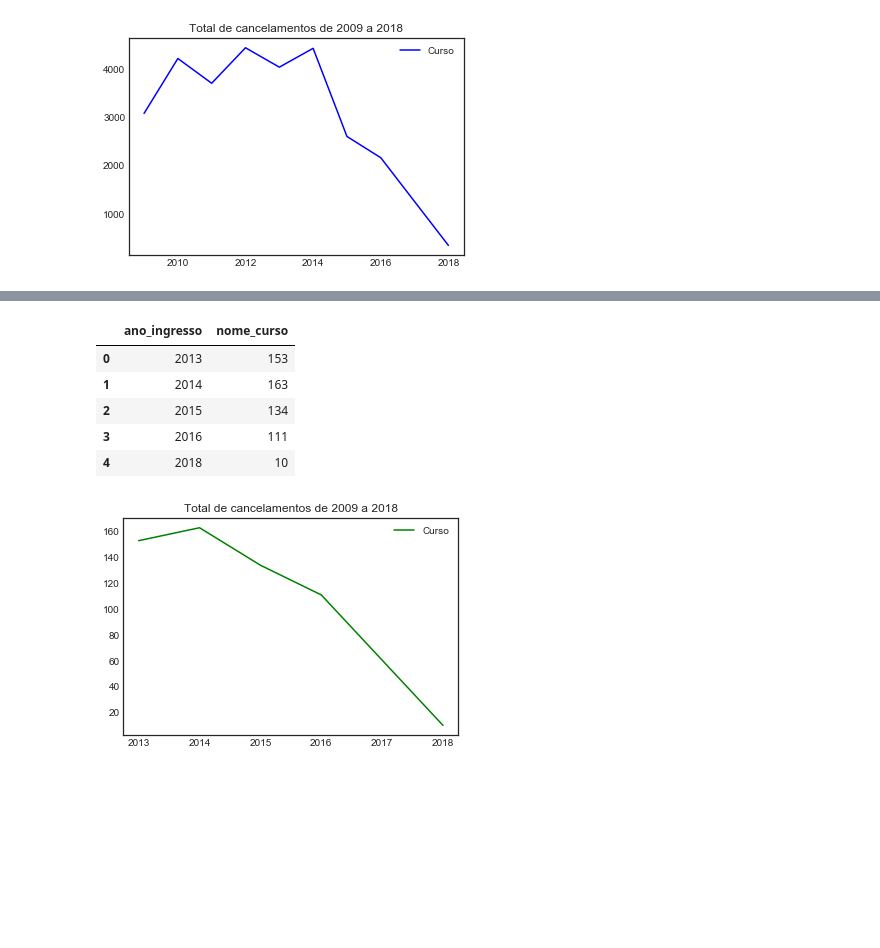
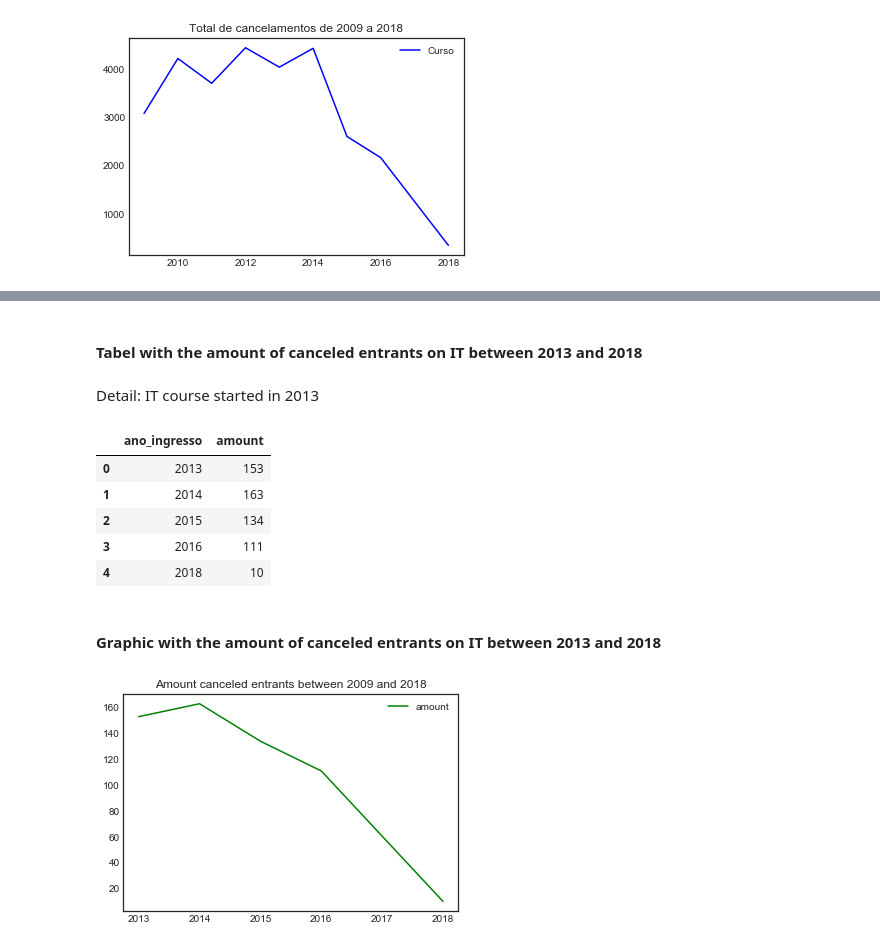
Before and after one commit to bigodel/UFRN-course-analysis, a Jupyter notebook: src/course_analysis.ipynb, the cells around one changed output, grey strips where cells are left out. Cells and saved outputs as stored; diff of their text form; code cells hidden in the pictures; blank space fills up the shorter version.

Commit message:
Adding graphics and tables

```diff
--- a/src/course_analysis.ipynb
+++ b/src/course_analysis.ipynb
@@ -163,0 +74,11 @@ NameError: name 'CDF' is not defined
+# %%
+courses = pd.read_csv('../res/cursos-ufrn.csv', sep=';', encoding='utf-8')
+courses = courses[courses.nivel_ensino == 'GRADUAÇÃO']
+courses.rename(columns={'nome': 'nome_curso'}, inplace=True)
+# %%
+column = ['unidade_responsavel'] + list(dis_years.columns.values)
+column_drop = ['modalidade_educacao','nivel_ensino','situacao_curso',
+              'grau_academico','tipo_oferta','tipo_ciclo_formacao','turno','municipio',
+              'data_funcionamento','codigo_inep','website','dou','id_coordenador','coordenador',
+              'portaria_reconhecimento','convenio_academico','nome_curso']
+merge_coursesdis= pd.merge(courses.drop(column_drop,axis=1),dis_years, on='id_curso')
@@ -227,4 +257,4 @@ plt.show()
 # %%
-imd = CanceladoTotal[CanceladoTotal.nome_curso.str.contains("TECNOLOGIA DA INFORMAÇÃO")]
+imd = merge_coursesdis[merge_coursesdis.nome_curso.str.contains("TECNOLOGIA DA INFORMAÇÃO")]
 imd.head()
 # %% [output]
@@ -237,21 +268,28 @@ imd.head()
+# %% [markdown]
+#### Tabel with the amount of canceled entrants on IT between 2013 and 2018  ####
+# %% [markdown]
+Detail: IT course started in 2013
 # %%
 y = pd.pivot_table(imd,
                index='ano_ingresso',
                values = 'nome_curso',
                aggfunc='count').fillna(0).astype(int).reset_index()
+y.rename(columns={'nome_curso': 'amount'}, inplace=True)
 y
 # %% [output]
-|  | ano_ingresso | nome_curso |
+|  | ano_ingresso | amount |
 | 0 | 2013 | 153 |
 | 1 | 2014 | 163 |
 | 2 | 2015 | 134 |
 | 3 | 2016 | 111 |
 | 4 | 2018 | 10 |
+# %% [markdown]
+#### Graphic with the amount of canceled entrants on IT between 2013 and 2018 ####
 # %%
 plt.plot(y['ano_ingresso'],
-         y['nome_curso'], c='green', label='Curso')
+         y['amount'], c='green', label='amount')
 plt.legend(loc='upper right')
-plt.title('Total de cancelamentos de 2009 a 2018')
+plt.title('Amount canceled entrants between 2009 and 2018')
 plt.show()
 # %% [output]
-[figure, old version]
+[figure, new version]
```
Also changed, not shown: parts of 40 cells of this notebook, 1 other file.
